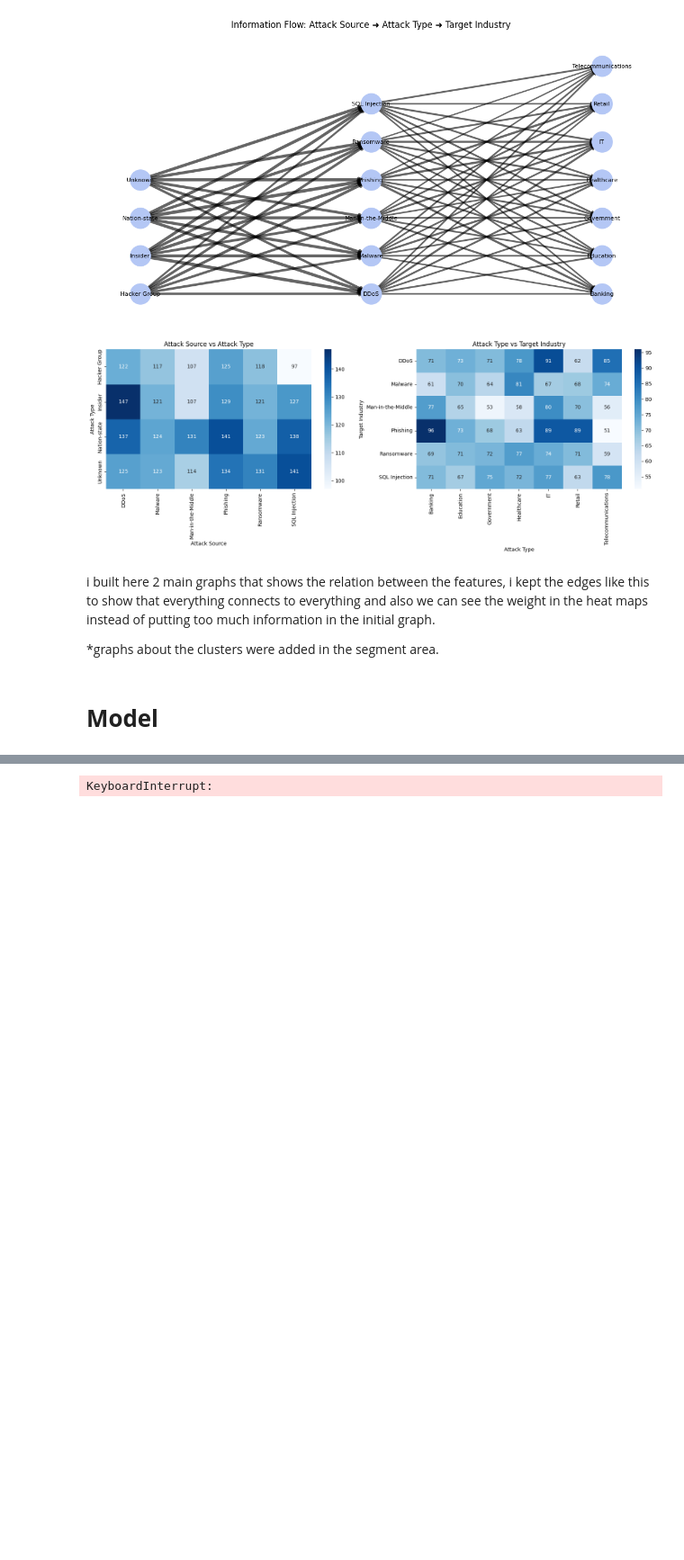
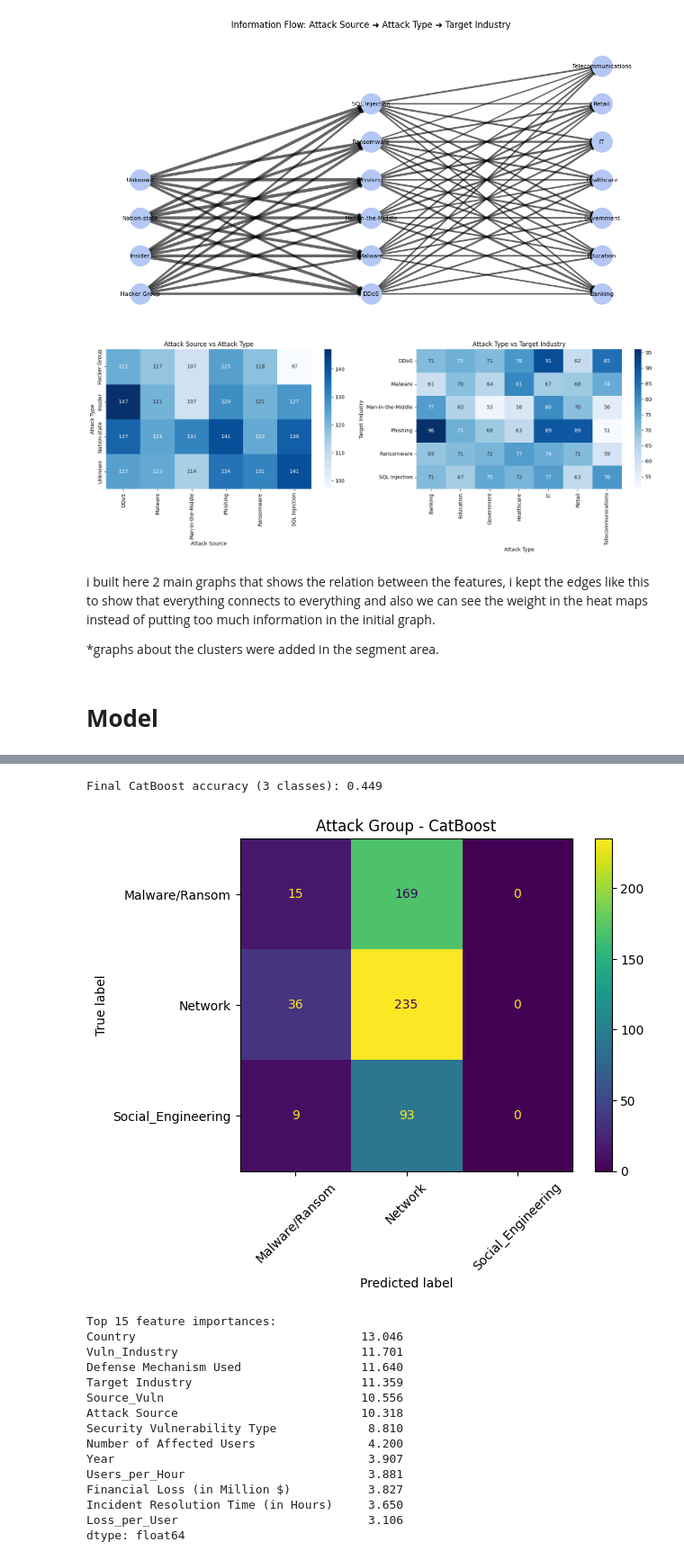
Before and after one commit to lorig1234/Cybersecurity-data-analysis, a Jupyter notebook: CyberSecurity Project/code.ipynb, the cells around one changed output, grey strips where cells are left out. Shown at 90% size. Cells and saved outputs as stored; diff of their text form; code cells hidden in the pictures; blank space fills up the shorter version.

```diff
--- a/CyberSecurity Project/code.ipynb
+++ b/CyberSecurity Project/code.ipynb
@@ -725,7 +729,11 @@ import pandas as pd
 from sklearn.preprocessing import LabelEncoder
 le = LabelEncoder()
 
-df = pd.read_csv("Global_Cybersecurity_Threats_2015-2024.csv")
+df = pd.read_csv("dataset_with_all_outlier_flags.csv")
+
+flag_cols = [c for c in df.columns if c.endswith("_outlier") or c.endswith("_rare_level")]
+df = df[~df[flag_cols].any(axis=1)].reset_index(drop=True)
+df.drop(columns=flag_cols, inplace=True)  # remove the flags
 
 cat_cols = df.select_dtypes(include="object").columns.tolist()
 
@@ -766,9 +774,9 @@ print("MAE :", mean_absolute_error(y_val, pred))
 print("RMSE:", np.sqrt(mean_squared_error(y_val, pred)))
 print("R²  :", r2_score(y_val, pred))
 
-# # ── save model for later use ───────────────────────────────────────────────────
-# model.save_model("incident_time_catboost.cbm")
-# print("\nModel saved to incident_time_catboost.cbm")
+# ── save model for later use ───────────────────────────────────────────────────
+model.save_model("incident_time_catboost.cbm")
+print("\nModel saved to incident_time_catboost.cbm")
 
 from sklearn.model_selection import KFold
 kf, maes = KFold(n_splits=5, shuffle=True, random_state=42), []
@@ -825,14 +823,11 @@ from sklearn.metrics import accuracy_score, ConfusionMatrixDisplay
 # Load the dataset with outlier flags
 df = pd.read_csv("dataset_with_all_outlier_flags.csv")
 
-# Identify all outlier flag columns
 flag_cols = [c for c in df.columns if c.endswith("_outlier") or c.endswith("_rare_level")]
+df = df[~df[flag_cols].any(axis=1)].reset_index(drop=True)
+df.drop(columns=flag_cols, inplace=True)  # remove the flags
 
-
-# Drop the outlier flag columns
-df.drop(columns=flag_cols, inplace=True)
-
-
+# feature engineering | didnt help though.
 # Numeric ratios
 df["Users_per_Hour"] = df["Number of Affected Users"] / (df["Incident Resolution Time (in Hours)"] + 1e-3)
 df["Loss_per_User"]  = df["Financial Loss (in Million $)"] / (df["Number of Affected Users"] + 1e-3)
@@ -943 +937,17 @@ KeyboardInterrupt
-KeyboardInterrupt:
+Final CatBoost accuracy (3 classes): 0.449
+[figure, added]
+Top 15 feature importances:
+Country                                13.046
+Vuln_Industry                          11.701
+Defense Mechanism Used                 11.640
+Target Industry                        11.359
+Source_Vuln                            10.556
+Attack Source                          10.318
+Security Vulnerability Type             8.810
+Number of Affected Users                4.200
+Year                                    3.907
+Users_per_Hour                          3.881
+Financial Loss (in Million $)           3.827
+Incident Resolution Time (in Hours)     3.650
+Loss_per_User                           3.106
+dtype: float64
```
Also changed, not shown: parts of 18 cells of this notebook, 11 other files.
